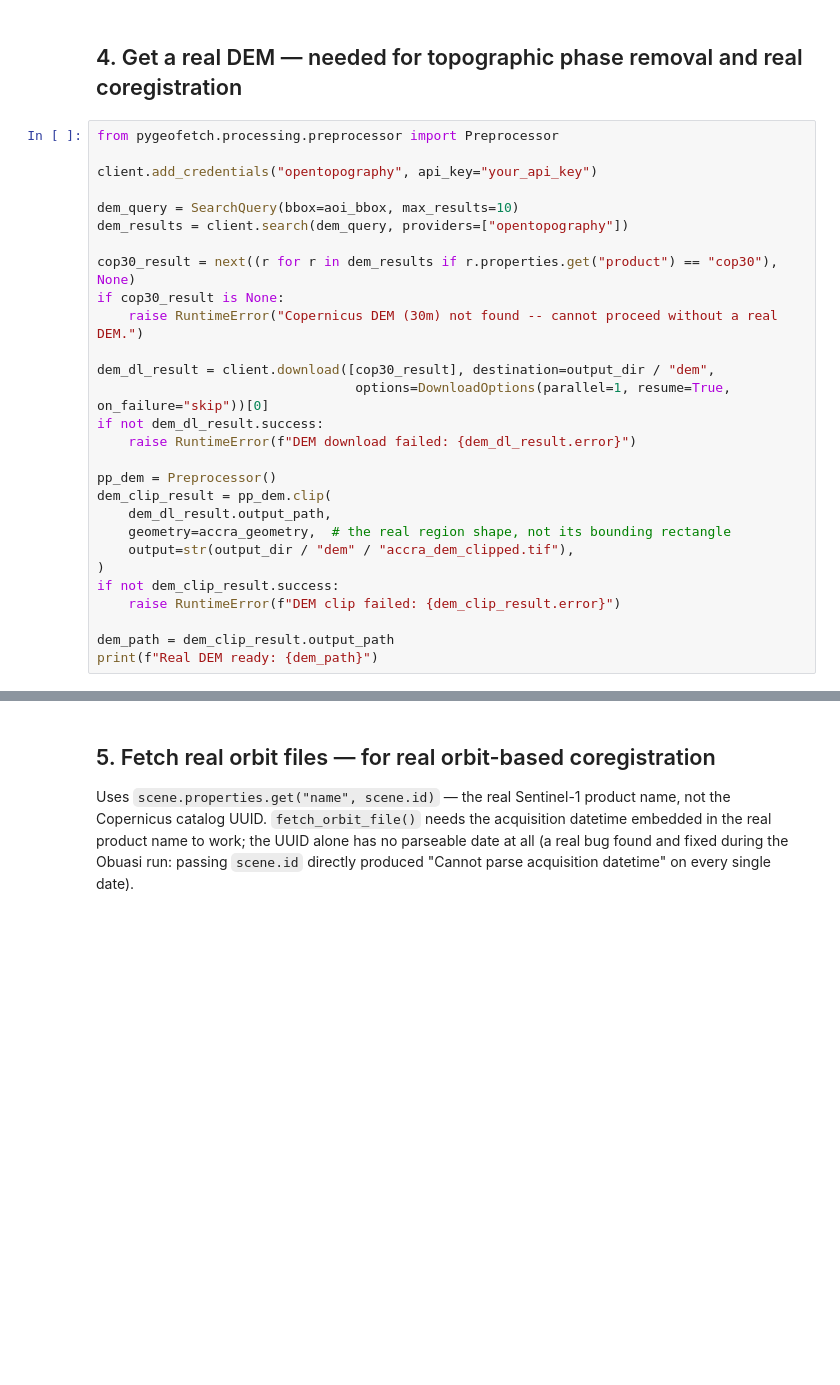
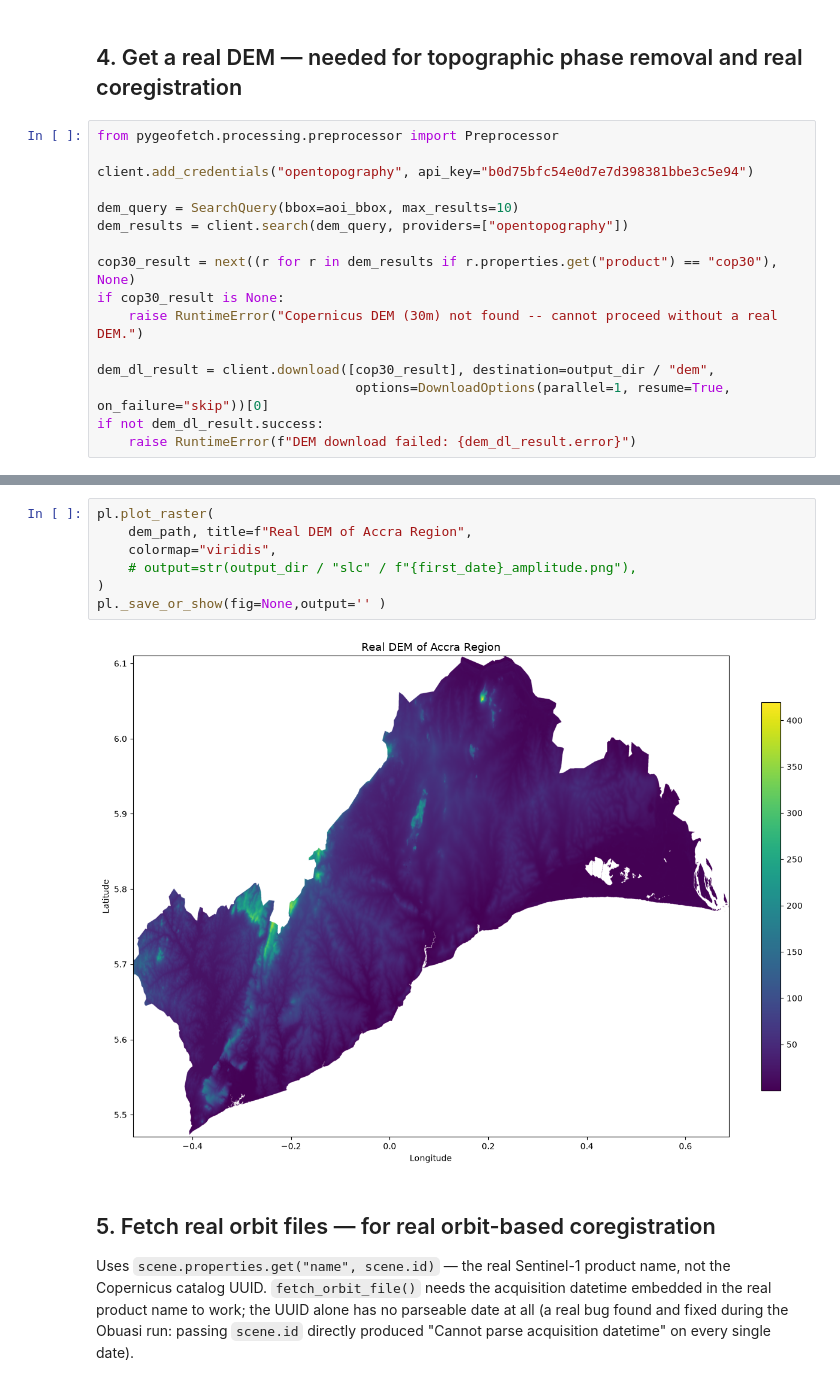
Before and after one commit to EOCoreINT/pygeofetch, a Jupyter notebook: notebooks/23_accra_urban_deformation_sbas.ipynb, the cells around one changed output, grey strips where cells are left out. Saved outputs shown, nothing was run; the diff lists cells and outputs as text; blank space fills up the shorter version.

```diff
--- a/notebooks/23_accra_urban_deformation_sbas.ipynb
+++ b/notebooks/23_accra_urban_deformation_sbas.ipynb
@@ -249,7 +266,7 @@ if len(download_results) < 3:
 # %%
 from pygeofetch.processing.preprocessor import Preprocessor
 
-client.add_credentials("opentopography", api_key="your_api_key")
+client.add_credentials("opentopography", api_key="b0d75bfc54e0d7e7d398381bbe3c5e94")
 
 dem_query = SearchQuery(bbox=aoi_bbox, max_results=10)
 dem_results = client.search(dem_query, providers=["opentopography"])
@@ -262,15 +279,3 @@ dem_dl_result = client.download([cop30_result], destination=output_dir / "dem",
                                  options=DownloadOptions(parallel=1, resume=True, on_failure="skip"))[0]
 if not dem_dl_result.success:
     raise RuntimeError(f"DEM download failed: {dem_dl_result.error}")
-
-pp_dem = Preprocessor()
-dem_clip_result = pp_dem.clip(
-    dem_dl_result.output_path,
-    geometry=accra_geometry,  # the real region shape, not its bounding rectangle
-    output=str(output_dir / "dem" / "accra_dem_clipped.tif"),
-)
-if not dem_clip_result.success:
-    raise RuntimeError(f"DEM clip failed: {dem_clip_result.error}")
-
-dem_path = dem_clip_result.output_path
-print(f"Real DEM ready: {dem_path}")
@@ -277,3 +317,12 @@ print(f"Real DEM ready: {dem_path}")
+# %%
+pl.plot_raster(
+    dem_path, title=f"Real DEM of Accra Region",
+    colormap="viridis",
+    # output=str(output_dir / "slc" / f"{first_date}_amplitude.png"),
+)
+pl._save_or_show(fig=None,output='' )
+# %% [output]
+[figure, added]
 # %% [markdown]
 ## 5. Fetch real orbit files — for real orbit-based coregistration
 
```
Also changed, not shown: parts of 8 cells of this notebook, 6 other files.
